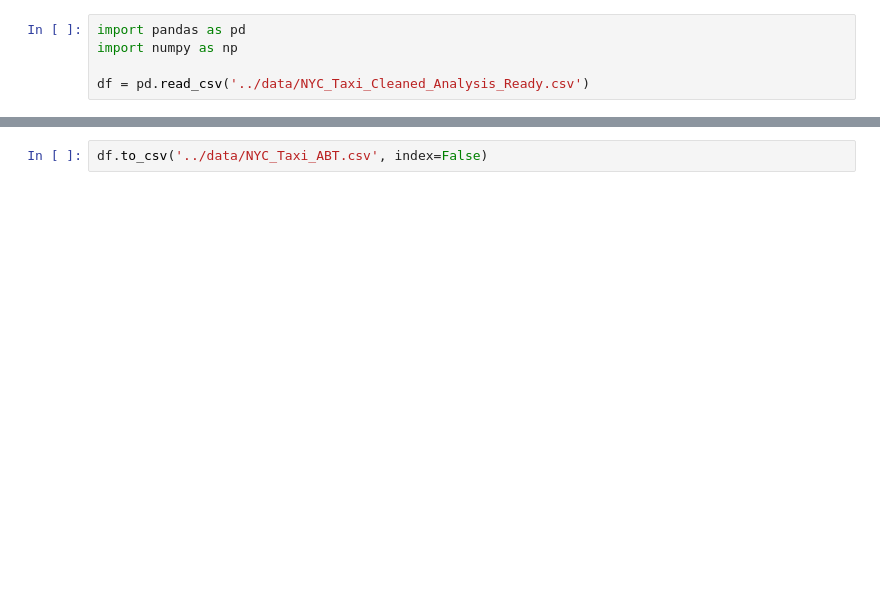
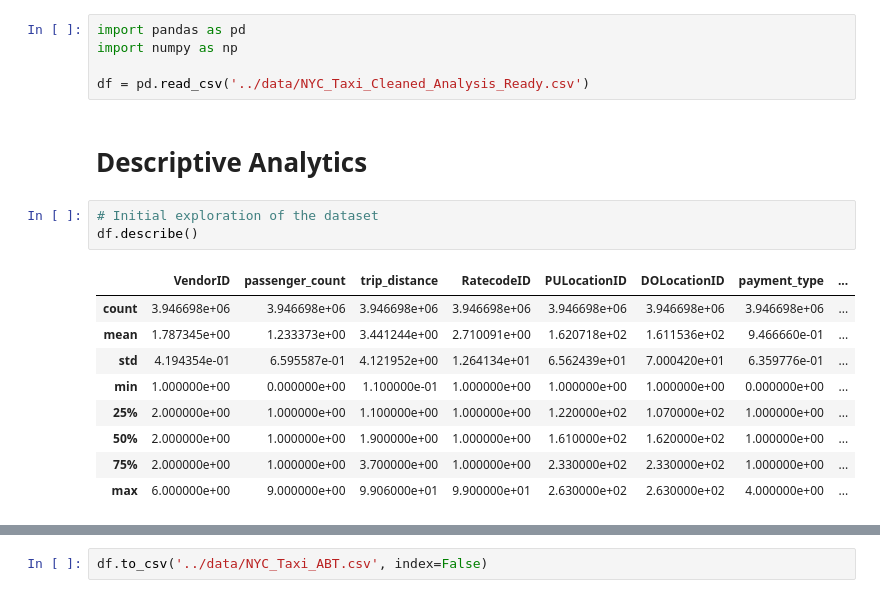
Before and after one commit to SrPenguin000/NYC-Taxi_Project_Prescriptive_Analytics, a Jupyter notebook: notebooks/ABT.ipynb, the cells around one changed output, grey strips where cells are left out. Drawn from its saved outputs; the diff is of its cells as text; blank space fills up the shorter version.

```diff
--- a/notebooks/ABT.ipynb
+++ b/notebooks/ABT.ipynb
@@ -3,3 +3,18 @@ import pandas as pd
 import numpy as np
 
 df = pd.read_csv('../data/NYC_Taxi_Cleaned_Analysis_Ready.csv')
+# %% [markdown]
+# Descriptive Analytics
+# %%
+# Initial exploration of the dataset
+df.describe()
+# %% [output]
+|  | VendorID | passenger_count | trip_distance | RatecodeID | PULocationID | DOLocationID | payment_type | ... |
+| count | 3.946698e+06 | 3.946698e+06 | 3.946698e+06 | 3.946698e+06 | 3.946698e+06 | 3.946698e+06 | 3.946698e+06 | ... |
+| mean | 1.787345e+00 | 1.233373e+00 | 3.441244e+00 | 2.710091e+00 | 1.620718e+02 | 1.611536e+02 | 9.466660e-01 | ... |
+| std | 4.194354e-01 | 6.595587e-01 | 4.121952e+00 | 1.264134e+01 | 6.562439e+01 | 7.000420e+01 | 6.359776e-01 | ... |
+| min | 1.000000e+00 | 0.000000e+00 | 1.100000e-01 | 1.000000e+00 | 1.000000e+00 | 1.000000e+00 | 0.000000e+00 | ... |
+| 25% | 2.000000e+00 | 1.000000e+00 | 1.100000e+00 | 1.000000e+00 | 1.220000e+02 | 1.070000e+02 | 1.000000e+00 | ... |
+| 50% | 2.000000e+00 | 1.000000e+00 | 1.900000e+00 | 1.000000e+00 | 1.610000e+02 | 1.620000e+02 | 1.000000e+00 | ... |
+| 75% | 2.000000e+00 | 1.000000e+00 | 3.700000e+00 | 1.000000e+00 | 2.330000e+02 | 2.330000e+02 | 1.000000e+00 | ... |
+| max | 6.000000e+00 | 9.000000e+00 | 9.906000e+01 | 9.900000e+01 | 2.630000e+02 | 2.630000e+02 | 4.000000e+00 | ... |
```
Also changed, not shown: parts of 18 cells of this notebook, 5 other files.
